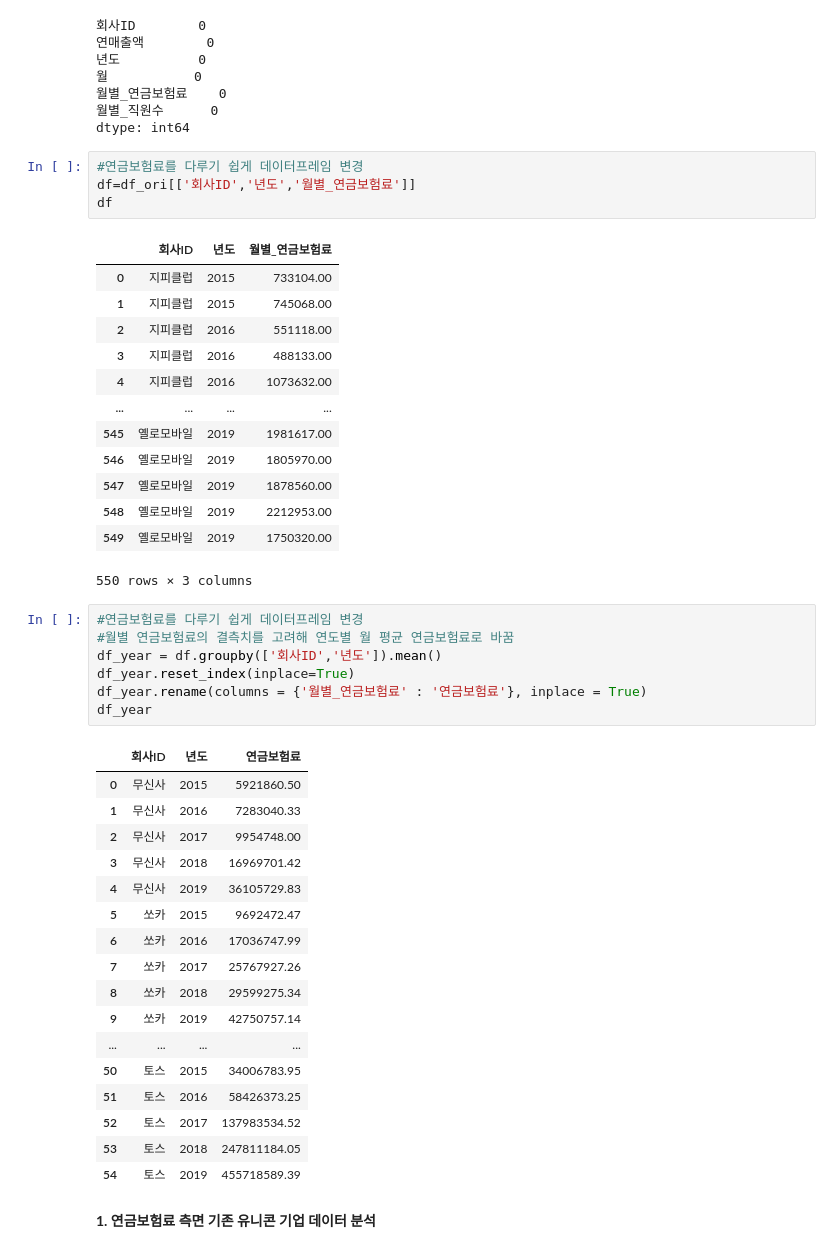
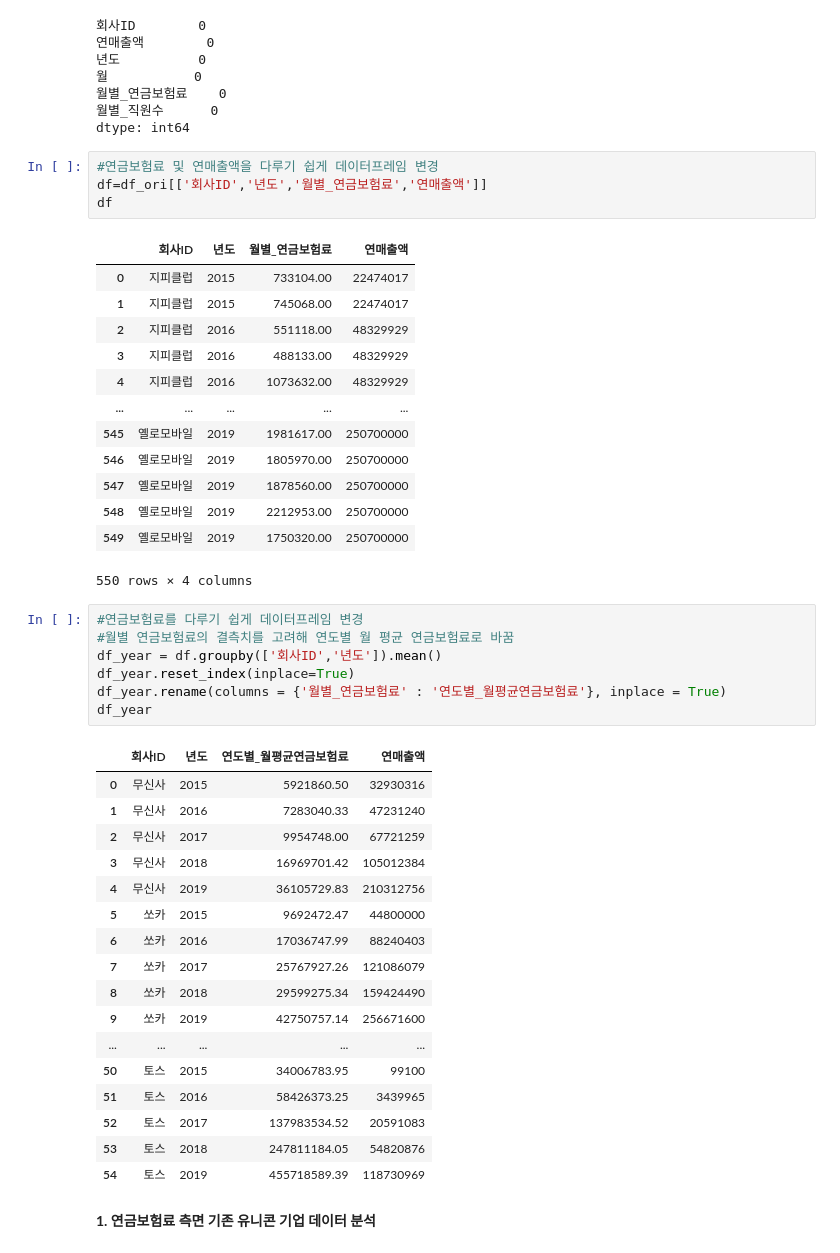
Before and after one commit to kevinpark2021/team3_wanted_onboarding, a Jupyter notebook: 유니콘기업분석_연금보험료.ipynb, the cells around one changed output. Saved outputs shown, nothing was run; the diff lists cells and outputs as text.

```diff
--- a/유니콘기업분석_연금보험료.ipynb
+++ b/유니콘기업분석_연금보험료.ipynb
@@ -76,48 +82,48 @@ df_ori.isnull().sum()
 월별_직원수      0
 dtype: int64
 # %%
-#연금보험료를 다루기 쉽게 데이터프레임 변경
-df=df_ori[['회사ID','년도','월별_연금보험료']]
+#연금보험료 및 연매출액을 다루기 쉽게 데이터프레임 변경
+df=df_ori[['회사ID','년도','월별_연금보험료','연매출액']]
 df
 # %% [output]
-|  | 회사ID | 년도 | 월별_연금보험료 |
-| 0 | 지피클럽 | 2015 | 733104.00 |
-| 1 | 지피클럽 | 2015 | 745068.00 |
-| 2 | 지피클럽 | 2016 | 551118.00 |
-| 3 | 지피클럽 | 2016 | 488133.00 |
-| 4 | 지피클럽 | 2016 | 1073632.00 |
-| ... | ... | ... | ... |
-| 545 | 옐로모바일 | 2019 | 1981617.00 |
-| 546 | 옐로모바일 | 2019 | 1805970.00 |
-| 547 | 옐로모바일 | 2019 | 1878560.00 |
-| 548 | 옐로모바일 | 2019 | 2212953.00 |
-| 549 | 옐로모바일 | 2019 | 1750320.00 |
+|  | 회사ID | 년도 | 월별_연금보험료 | 연매출액 |
+| 0 | 지피클럽 | 2015 | 733104.00 | 22474017 |
+| 1 | 지피클럽 | 2015 | 745068.00 | 22474017 |
+| 2 | 지피클럽 | 2016 | 551118.00 | 48329929 |
+| 3 | 지피클럽 | 2016 | 488133.00 | 48329929 |
+| 4 | 지피클럽 | 2016 | 1073632.00 | 48329929 |
+| ... | ... | ... | ... | ... |
+| 545 | 옐로모바일 | 2019 | 1981617.00 | 250700000 |
+| 546 | 옐로모바일 | 2019 | 1805970.00 | 250700000 |
+| 547 | 옐로모바일 | 2019 | 1878560.00 | 250700000 |
+| 548 | 옐로모바일 | 2019 | 2212953.00 | 250700000 |
+| 549 | 옐로모바일 | 2019 | 1750320.00 | 250700000 |
-550 rows × 3 columns
+550 rows × 4 columns
 # %%
 #연금보험료를 다루기 쉽게 데이터프레임 변경
 #월별 연금보험료의 결측치를 고려해 연도별 월 평균 연금보험료로 바꿈
 df_year = df.groupby(['회사ID','년도']).mean()
 df_year.reset_index(inplace=True)
-df_year.rename(columns = {'월별_연금보험료' : '연금보험료'}, inplace = True)
+df_year.rename(columns = {'월별_연금보험료' : '연도별_월평균연금보험료'}, inplace = True)
 df_year
 # %% [output]
-|  | 회사ID | 년도 | 연금보험료 |
-| 0 | 무신사 | 2015 | 5921860.50 |
-| 1 | 무신사 | 2016 | 7283040.33 |
-| 2 | 무신사 | 2017 | 9954748.00 |
-| 3 | 무신사 | 2018 | 16969701.42 |
-| 4 | 무신사 | 2019 | 36105729.83 |
-| 5 | 쏘카 | 2015 | 9692472.47 |
-| 6 | 쏘카 | 2016 | 17036747.99 |
-| 7 | 쏘카 | 2017 | 25767927.26 |
-| 8 | 쏘카 | 2018 | 29599275.34 |
-| 9 | 쏘카 | 2019 | 42750757.14 |
-| ... | ... | ... | ... |
-| 50 | 토스 | 2015 | 34006783.95 |
-| 51 | 토스 | 2016 | 58426373.25 |
-| 52 | 토스 | 2017 | 137983534.52 |
-| 53 | 토스 | 2018 | 247811184.05 |
-| 54 | 토스 | 2019 | 455718589.39 |
+|  | 회사ID | 년도 | 연도별_월평균연금보험료 | 연매출액 |
+| 0 | 무신사 | 2015 | 5921860.50 | 32930316 |
+| 1 | 무신사 | 2016 | 7283040.33 | 47231240 |
+| 2 | 무신사 | 2017 | 9954748.00 | 67721259 |
+| 3 | 무신사 | 2018 | 16969701.42 | 105012384 |
+| 4 | 무신사 | 2019 | 36105729.83 | 210312756 |
+| 5 | 쏘카 | 2015 | 9692472.47 | 44800000 |
+| 6 | 쏘카 | 2016 | 17036747.99 | 88240403 |
+| 7 | 쏘카 | 2017 | 25767927.26 | 121086079 |
+| 8 | 쏘카 | 2018 | 29599275.34 | 159424490 |
+| 9 | 쏘카 | 2019 | 42750757.14 | 256671600 |
+| ... | ... | ... | ... | ... |
+| 50 | 토스 | 2015 | 34006783.95 | 99100 |
+| 51 | 토스 | 2016 | 58426373.25 | 3439965 |
+| 52 | 토스 | 2017 | 137983534.52 | 20591083 |
+| 53 | 토스 | 2018 | 247811184.05 | 54820876 |
+| 54 | 토스 | 2019 | 455718589.39 | 118730969 |
 # %% [markdown]
 **1. 연금보험료 측면 기존 유니콘 기업 데이터 분석**
 # %% [markdown]
```
Also changed, not shown: parts of 32 cells of this notebook.
